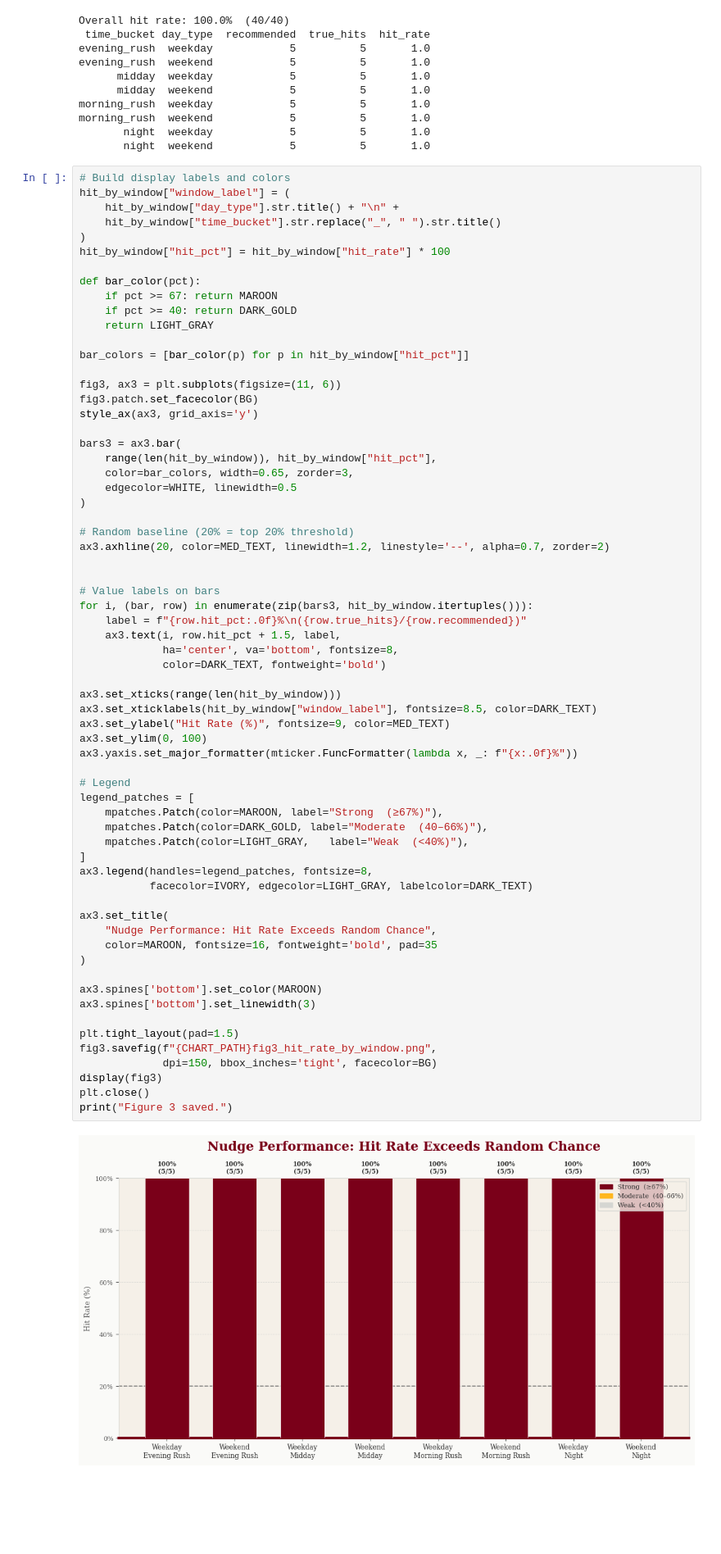
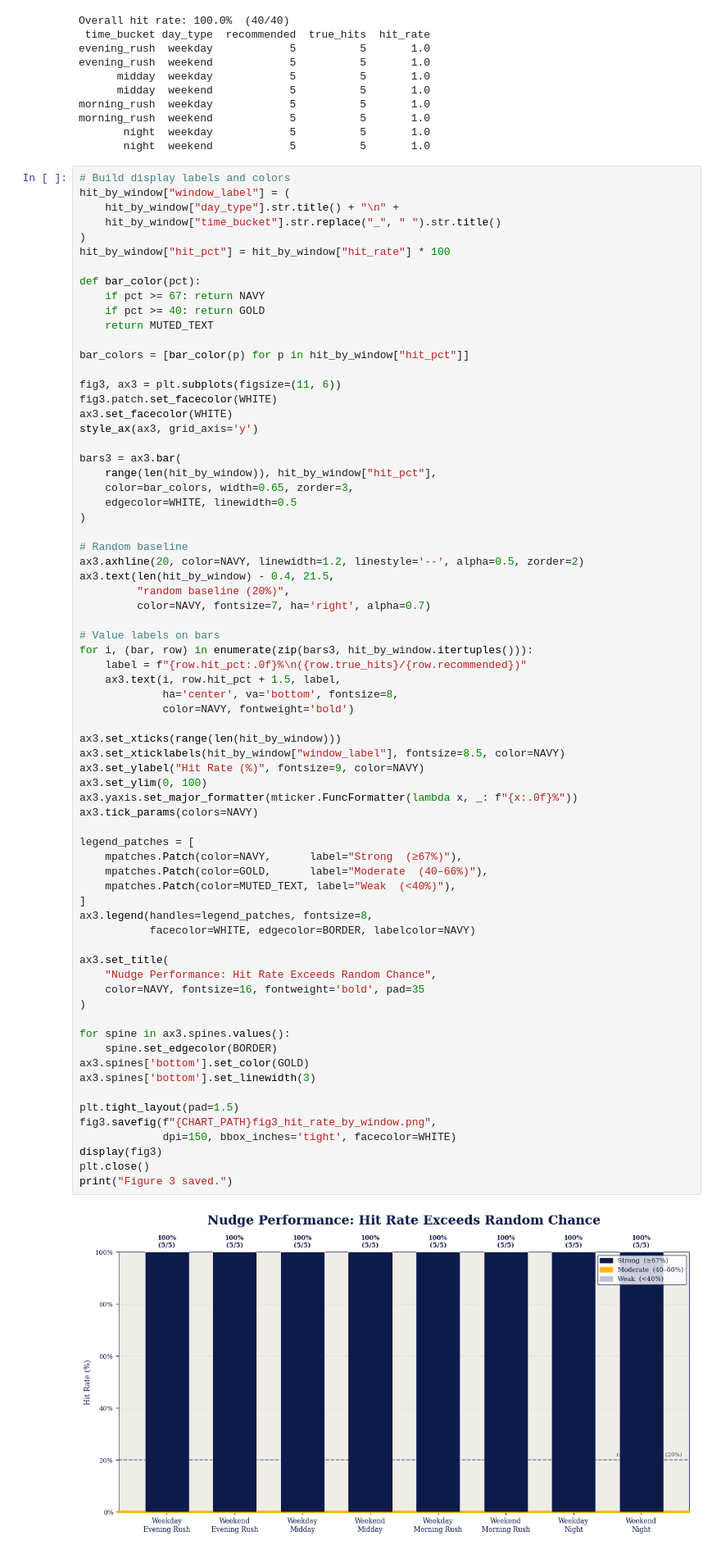
Before and after one commit to DRJohnson21/team7-driver-nudge-system, a Jupyter notebook: pipeline/driving_demand_pipeline.ipynb, the cells around one changed output. Shown at 82% size. Drawn from its saved outputs; the diff is of its cells as text; blank space fills up the shorter version.

```diff
--- a/pipeline/driving_demand_pipeline.ipynb
+++ b/pipeline/driving_demand_pipeline.ipynb
@@ -1441,14 +1447,15 @@ hit_by_window["window_label"] = (
 hit_by_window["hit_pct"] = hit_by_window["hit_rate"] * 100
 
 def bar_color(pct):
-    if pct >= 67: return MAROON
-    if pct >= 40: return DARK_GOLD
-    return LIGHT_GRAY
+    if pct >= 67: return NAVY
+    if pct >= 40: return GOLD
+    return MUTED_TEXT
 
 bar_colors = [bar_color(p) for p in hit_by_window["hit_pct"]]
 
 fig3, ax3 = plt.subplots(figsize=(11, 6))
-fig3.patch.set_facecolor(BG)
+fig3.patch.set_facecolor(WHITE)
+ax3.set_facecolor(WHITE)
 style_ax(ax3, grid_axis='y')
 
 bars3 = ax3.bar(
@@ -1457,48 +1464,52 @@ bars3 = ax3.bar(
     edgecolor=WHITE, linewidth=0.5
 )
 
-# Random baseline (20% = top 20% threshold)
-ax3.axhline(20, color=MED_TEXT, linewidth=1.2, linestyle='--', alpha=0.7, zorder=2)
-
+# Random baseline
+ax3.axhline(20, color=NAVY, linewidth=1.2, linestyle='--', alpha=0.5, zorder=2)
+ax3.text(len(hit_by_window) - 0.4, 21.5,
+         "random baseline (20%)",
+         color=NAVY, fontsize=7, ha='right', alpha=0.7)
 
 # Value labels on bars
 for i, (bar, row) in enumerate(zip(bars3, hit_by_window.itertuples())):
     label = f"{row.hit_pct:.0f}%\n({row.true_hits}/{row.recommended})"
     ax3.text(i, row.hit_pct + 1.5, label,
              ha='center', va='bottom', fontsize=8,
-             color=DARK_TEXT, fontweight='bold')
+             color=NAVY, fontweight='bold')
 
 ax3.set_xticks(range(len(hit_by_window)))
-ax3.set_xticklabels(hit_by_window["window_label"], fontsize=8.5, color=DARK_TEXT)
-ax3.set_ylabel("Hit Rate (%)", fontsize=9, color=MED_TEXT)
+ax3.set_xticklabels(hit_by_window["window_label"], fontsize=8.5, color=NAVY)
+ax3.set_ylabel("Hit Rate (%)", fontsize=9, color=NAVY)
 ax3.set_ylim(0, 100)
 ax3.yaxis.set_major_formatter(mticker.FuncFormatter(lambda x, _: f"{x:.0f}%"))
+ax3.tick_params(colors=NAVY)
 
-# Legend
 legend_patches = [
-    mpatches.Patch(color=MAROON, label="Strong  (≥67%)"),
-    mpatches.Patch(color=DARK_GOLD, label="Moderate  (40–66%)"),
-    mpatches.Patch(color=LIGHT_GRAY,   label="Weak  (<40%)"),
+    mpatches.Patch(color=NAVY,      label="Strong  (≥67%)"),
+    mpatches.Patch(color=GOLD,      label="Moderate  (40–66%)"),
+    mpatches.Patch(color=MUTED_TEXT, label="Weak  (<40%)"),
 ]
 ax3.legend(handles=legend_patches, fontsize=8,
-           facecolor=IVORY, edgecolor=LIGHT_GRAY, labelcolor=DARK_TEXT)
+           facecolor=WHITE, edgecolor=BORDER, labelcolor=NAVY)
 
 ax3.set_title(
     "Nudge Performance: Hit Rate Exceeds Random Chance",
-    color=MAROON, fontsize=16, fontweight='bold', pad=35
+    color=NAVY, fontsize=16, fontweight='bold', pad=35
 )
 
-ax3.spines['bottom'].set_color(MAROON)
+for spine in ax3.spines.values():
+    spine.set_edgecolor(BORDER)
+ax3.spines['bottom'].set_color(GOLD)
 ax3.spines['bottom'].set_linewidth(3)
 
 plt.tight_layout(pad=1.5)
 fig3.savefig(f"{CHART_PATH}fig3_hit_rate_by_window.png",
-             dpi=150, bbox_inches='tight', facecolor=BG)
+             dpi=150, bbox_inches='tight', facecolor=WHITE)
 display(fig3)
 plt.close()
 print("Figure 3 saved.")
 # %% [output]
-[figure, old version]
+[figure, new version]
 Figure 3 saved.
 # %% [markdown]
 ---
```
Also changed, not shown: parts of 14 cells of this notebook.
